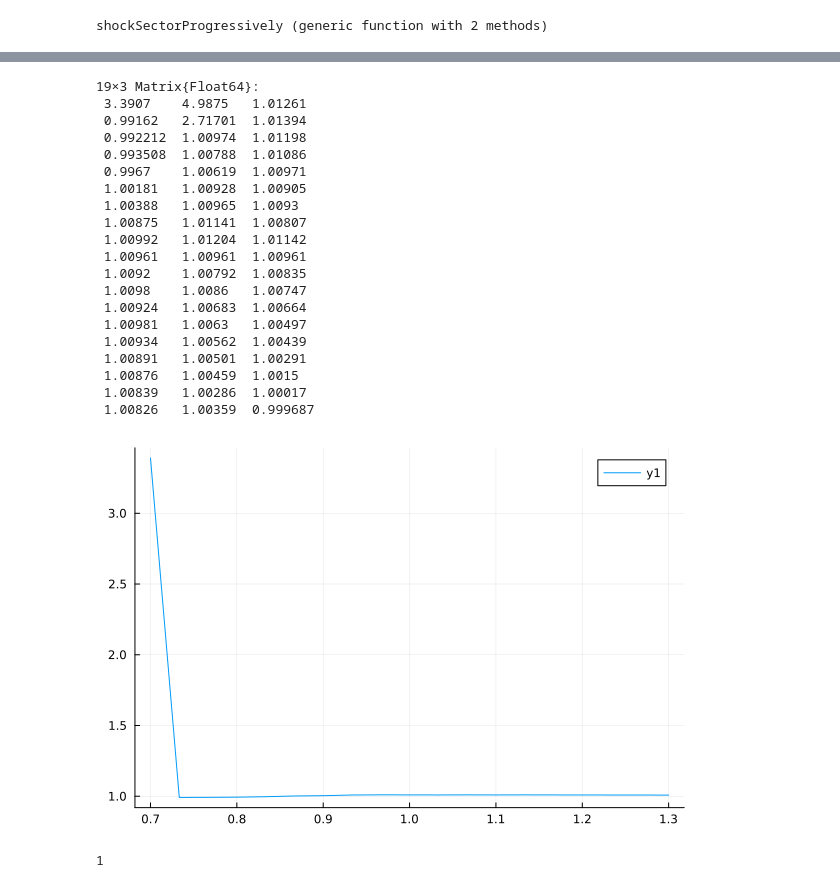
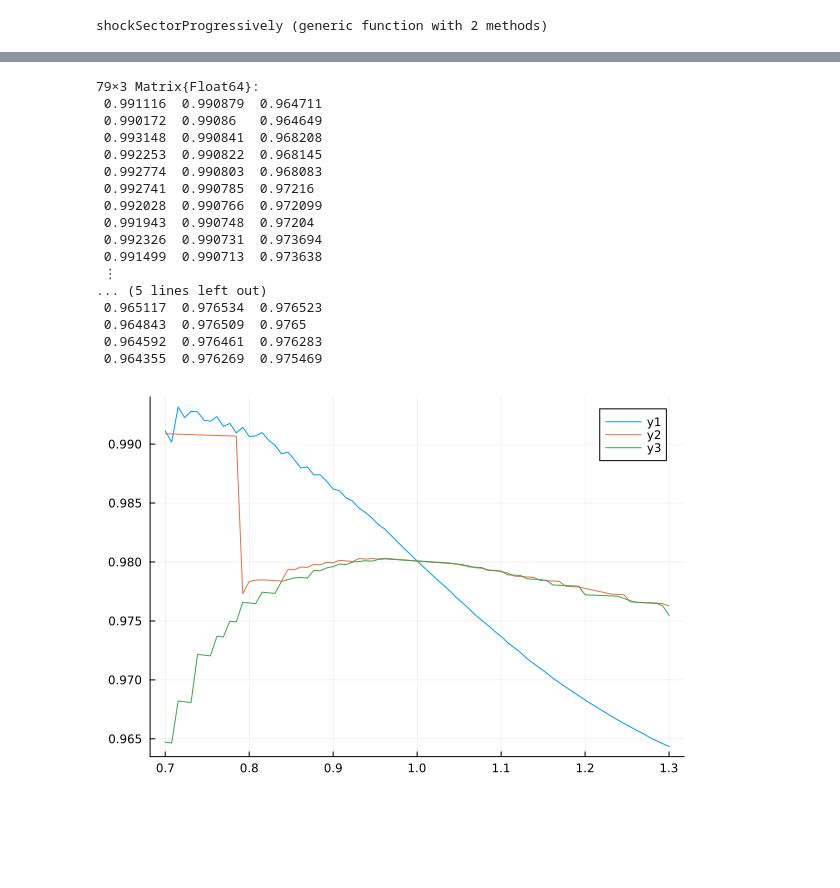
Before and after one commit to theplatters/CGEandLeontief, a Jupyter notebook: Translation/OtherSolver.ipynb, the cells around one changed output, grey strips where cells are left out. Cells and saved outputs as stored; diff of their text form; code cells hidden in the pictures; blank space fills up the shorter version.

```diff
--- a/Translation/OtherSolver.ipynb
+++ b/Translation/OtherSolver.ipynb
@@ -185,21 +187,20 @@ end
 # %% [output]
 shockSectorProgressively (generic function with 2 methods)
 # %%
-year = 1979
-M = 10
+year = 1985
+M = 400
 
 a = 0.7;
 b = 1.3;
 
 (α,β,Ω,L,λ) = getVariables(year);
 
+sectors = [8,9,10]
 
-GDP = zeros(2*M,3)
-sectors = [7 8 53]
-sectorShocks = [LinRange(1,a,M)..., LinRange(1,b,M)...]
+GDP = zeros(2*M,length(sectors))
 
 
-Threads.@threads for i in 1:length(sectors)
+for i in 1:length(sectors)
 
     x0 = Complex.([ones(76)...,λ...]);
 
@@ -215,36 +214,29 @@ Task (done) @0x00007f67aaa75710
 @views reverse!(GDP[1:M,:],dims=1)
 GDP = GDP[setdiff(1:end,M),:]
 # %% [output]
-19×3 Matrix{Float64}:
- 3.3907    4.9875   1.01261
- 0.99162   2.71701  1.01394
- 0.992212  1.00974  1.01198
- 0.993508  1.00788  1.01086
- 0.9967    1.00619  1.00971
- 1.00181   1.00928  1.00905
- 1.00388   1.00965  1.0093
- 1.00875   1.01141  1.00807
- 1.00992   1.01204  1.01142
- 1.00961   1.00961  1.00961
- 1.0092    1.00792  1.00835
- 1.0098    1.0086   1.00747
- 1.00924   1.00683  1.00664
- 1.00981   1.0063   1.00497
- 1.00934   1.00562  1.00439
- 1.00891   1.00501  1.00291
- 1.00876   1.00459  1.0015
- 1.00839   1.00286  1.00017
- 1.00826   1.00359  0.999687
+79×3 Matrix{Float64}:
+ 0.991116  0.990879  0.964711
+ 0.990172  0.99086   0.964649
+ 0.993148  0.990841  0.968208
+ 0.992253  0.990822  0.968145
+ 0.992774  0.990803  0.968083
+ 0.992741  0.990785  0.97216
+ 0.992028  0.990766  0.972099
+ 0.991943  0.990748  0.97204
+ 0.992326  0.990731  0.973694
+ 0.991499  0.990713  0.973638
+ ⋮
+... (5 lines left out)
+ 0.965117  0.976534  0.976523
+ 0.964843  0.976509  0.9765
+ 0.964592  0.976461  0.976283
+ 0.964355  0.976269  0.975469
 # %%
 plot(LinRange(a,b,2*M-1),GDP[:,1])
-#plot!(LinRange(a,b,2*M-1),GDP[:,2])
-#plot!(LinRange(a,b,2*M-1),GDP[:,3])
+plot!(LinRange(a,b,2*M-1),GDP[:,2])
+plot!(LinRange(a,b,2*M-1),GDP[:,3])
 # %% [output]
-[figure, old version]
+[figure, new version]
-# %%
-Threads.nthreads()
-# %% [output]
-1
 # %%
 GDP
 # %% [output]
```
Also changed, not shown: parts of 4 cells of this notebook, 1 other file.
